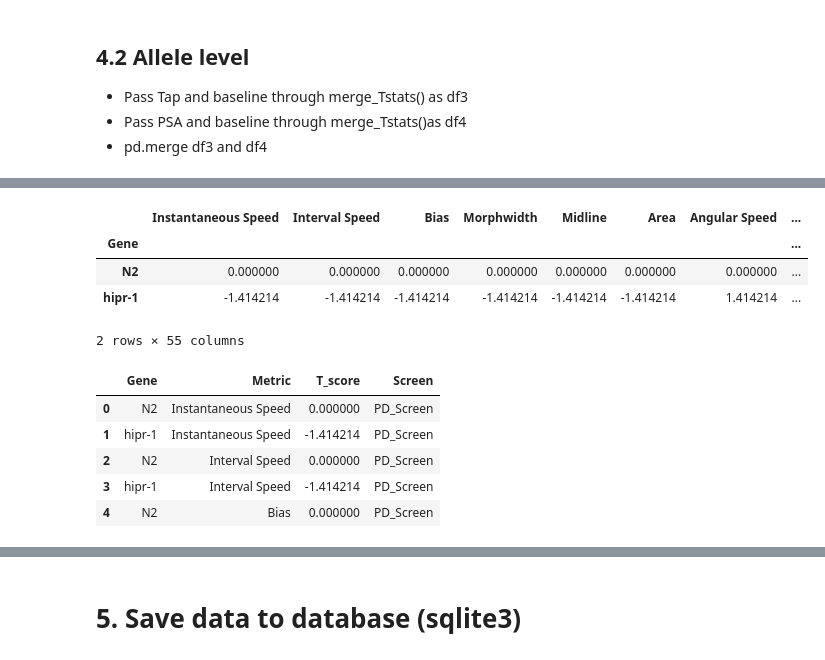
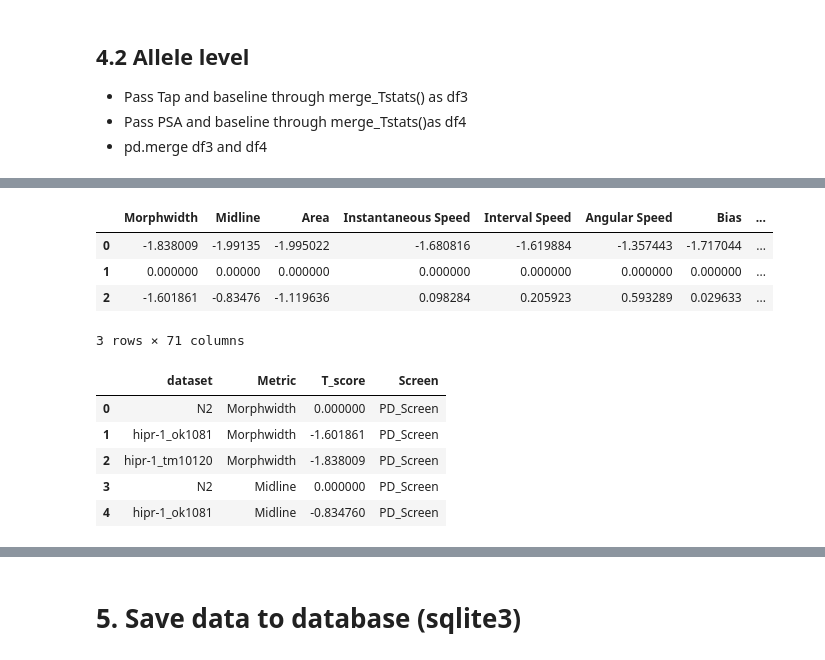
Before and after one commit to JosephLiangUBC/MWT_Dashboard, a Jupyter notebook: Step4_data_processing_for_db.ipynb, the cells around one changed output, grey strips where cells are left out. Drawn from its saved outputs; the diff is of its cells as text; code cells hidden in the pictures.

Commit message:
add gene and allele combined data including psa in Stpe4

```diff
--- a/Step4_data_processing_for_db.ipynb
+++ b/Step4_data_processing_for_db.ipynb
@@ -1229,17 +1186,23 @@ combined_Tstats_normalized_melted_allele.head()
 # %%
-combined_Tstats_psa.head()
+# Baseline + Tap + PSA
+final_tstat_allele = pd.merge(combined_Tstats_normalize_allele_2, combined_Tstats_psa_allele, on = PD_baseline_Tstats_allele.columns.to_list(), how = 'outer')
+
+final_tstat_allele.head()
 # %% [output]
-|  | Instantaneous Speed | Interval Speed | Bias | Morphwidth | Midline | Area | Angular Speed | ... |
-| Gene |  |  |  |  |  |  |  | ... |
-| N2 | 0.000000 | 0.000000 | 0.000000 | 0.000000 | 0.000000 | 0.000000 | 0.000000 | ... |
-| hipr-1 | -1.414214 | -1.414214 | -1.414214 | -1.414214 | -1.414214 | -1.414214 | 1.414214 | ... |
+|  | Morphwidth | Midline | Area | Instantaneous Speed | Interval Speed | Angular Speed | Bias | ... |
+| 0 | -1.838009 | -1.99135 | -1.995022 | -1.680816 | -1.619884 | -1.357443 | -1.717044 | ... |
+| 1 | 0.000000 | 0.00000 | 0.000000 | 0.000000 | 0.000000 | 0.000000 | 0.000000 | ... |
+| 2 | -1.601861 | -0.83476 | -1.119636 | 0.098284 | 0.205923 | 0.593289 | 0.029633 | ... |
-2 rows × 55 columns
+3 rows × 71 columns
 # %%
-combined_Tstats_psa_melted.head()
+# Baseline + Tap + PSA melted
+final_tstat_melted_allele = pd.concat([combined_Tstats_normalized_melted_allele, combined_Tstats_psa_melted_allele]).drop_duplicates()
+
+final_tstat_melted_allele.head()
 # %% [output]
-|  | Gene | Metric | T_score | Screen |
-| 0 | N2 | Instantaneous Speed | 0.000000 | PD_Screen |
-| 1 | hipr-1 | Instantaneous Speed | -1.414214 | PD_Screen |
-| 2 | N2 | Interval Speed | 0.000000 | PD_Screen |
-| 3 | hipr-1 | Interval Speed | -1.414214 | PD_Screen |
-| 4 | N2 | Bias | 0.000000 | PD_Screen |
+|  | dataset | Metric | T_score | Screen |
+| 0 | N2 | Morphwidth | 0.000000 | PD_Screen |
+| 1 | hipr-1_ok1081 | Morphwidth | -1.601861 | PD_Screen |
+| 2 | hipr-1_tm10120 | Morphwidth | -1.838009 | PD_Screen |
+| 3 | N2 | Midline | 0.000000 | PD_Screen |
+| 4 | hipr-1_ok1081 | Midline | -0.834760 | PD_Screen |
```
Also changed, not shown: parts of 18 cells of this notebook.
